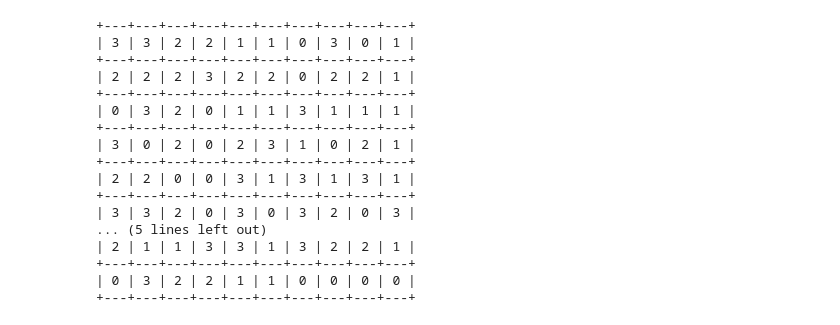
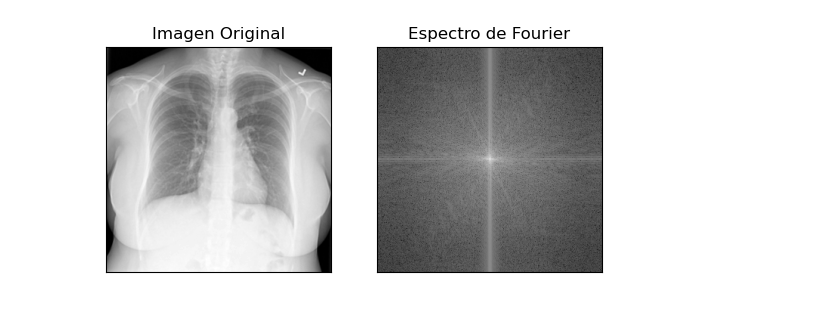
Before and after one commit to pacaicedo/pacaicedo.github.io, a Jupyter notebook: pres/pruebas.ipynb, the cells around one changed output. Cells and saved outputs as stored; diff of their text form; code cells hidden in the pictures.

Commit message:
feat FOURIER

```diff
--- a/pres/pruebas.ipynb
+++ b/pres/pruebas.ipynb
@@ -115,24 +6,18 @@ plt.imshow(img_lc, cmap="gray")
-# %%
-from tabulate import tabulate
-array = np.random.randint(4, size=(10,10))
-tabla = tabulate(array, tablefmt="grid")
-
-print(tabla)
-# %% [output]
-+---+---+---+---+---+---+---+---+---+---+
-| 3 | 3 | 2 | 2 | 1 | 1 | 0 | 3 | 0 | 1 |
-+---+---+---+---+---+---+---+---+---+---+
-| 2 | 2 | 2 | 3 | 2 | 2 | 0 | 2 | 2 | 1 |
-+---+---+---+---+---+---+---+---+---+---+
-| 0 | 3 | 2 | 0 | 1 | 1 | 3 | 1 | 1 | 1 |
-+---+---+---+---+---+---+---+---+---+---+
-| 3 | 0 | 2 | 0 | 2 | 3 | 1 | 0 | 2 | 1 |
-+---+---+---+---+---+---+---+---+---+---+
-| 2 | 2 | 0 | 0 | 3 | 1 | 3 | 1 | 3 | 1 |
-+---+---+---+---+---+---+---+---+---+---+
-| 3 | 3 | 2 | 0 | 3 | 0 | 3 | 2 | 0 | 3 |
-... (5 lines left out)
-| 2 | 1 | 1 | 3 | 3 | 1 | 3 | 2 | 2 | 1 |
-+---+---+---+---+---+---+---+---+---+---+
-| 0 | 3 | 2 | 2 | 1 | 1 | 0 | 0 | 0 | 0 |
-+---+---+---+---+---+---+---+---+---+---+
+# %%
+data_path = os.getenv("DATASETS")+"COVID-19_Radiography_Dataset/Normal/images/"
+# %%
+imagen = cv2.imread(data_path+"Normal-40.png", cv2.IMREAD_GRAYSCALE)
+# %%
+imagen_fourier = np.fft.fft2(imagen)
+fftshift = np.fft.fftshift(imagen_fourier)
+magnitude_spectrum = 20*np.log(np.abs(fftshift+1e-12))
+magnitude_spectrum_visor = (1/(np.max(magnitude_spectrum)-np.min(magnitude_spectrum)))*(magnitude_spectrum-np.min(magnitude_spectrum))
+
+plt.subplot(121),plt.imshow(imagen, cmap = 'gray')
+plt.title('Imagen Original'), plt.xticks([]), plt.yticks([])
+plt.subplot(122),plt.imshow(magnitude_spectrum_visor, cmap = 'gray')
+plt.title('Espectro de Fourier'), plt.xticks([]), plt.yticks([])
+plt.savefig("salida.png", dpi=100)
+plt.show()
+# %% [output]
+[figure, added]
```
Also changed, not shown: parts of 17 cells of this notebook.
